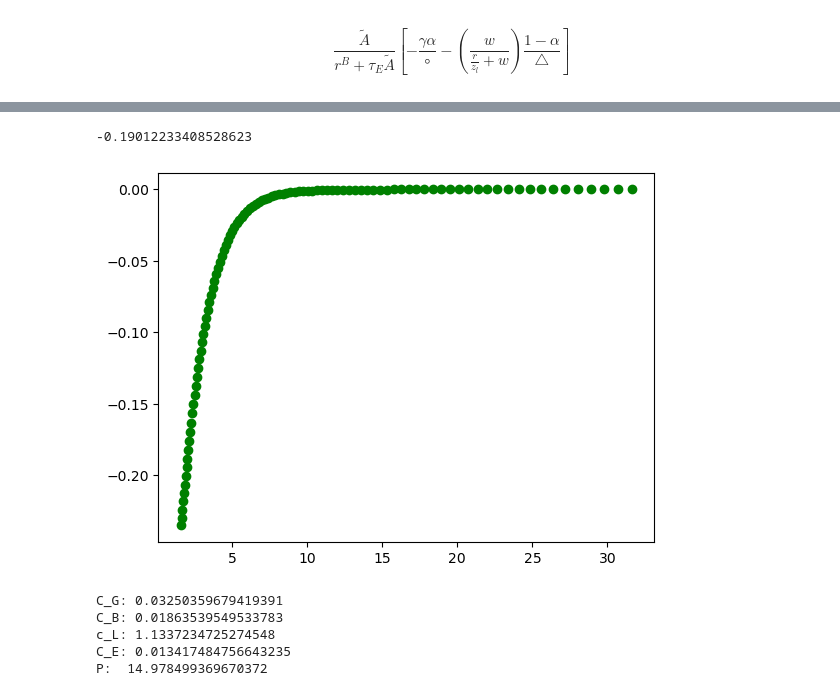
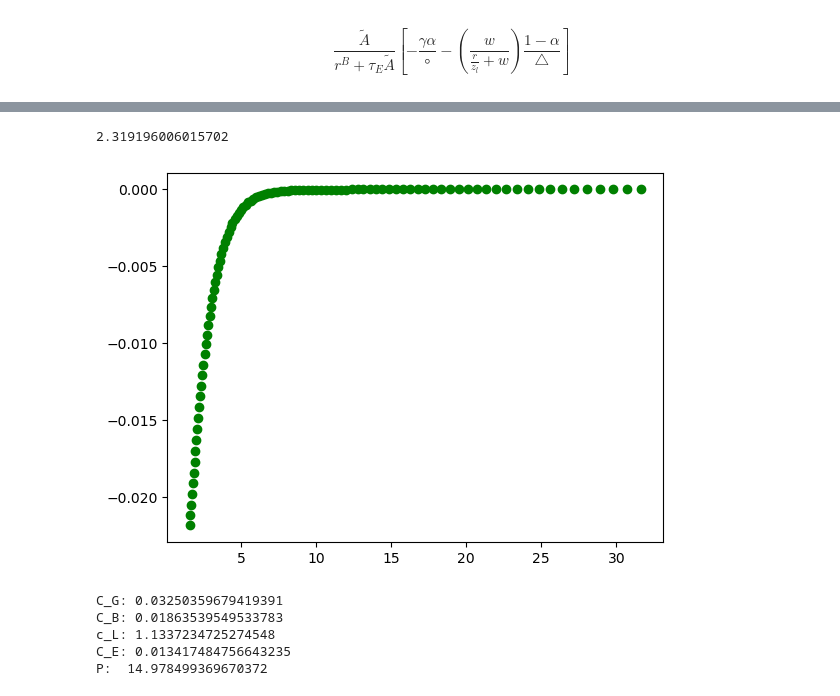
Before and after one commit to mortezaaghajanzadeh/Resource-Reallocation, a Jupyter notebook: code/test.ipynb, the cells around one changed output, grey strips where cells are left out. Saved outputs shown, nothing was run; the diff lists cells and outputs as text; code cells hidden in the pictures.

```diff
--- a/code/test.ipynb
+++ b/code/test.ipynb
@@ -216,11 +197,0 @@ Text(0.5, 1.0, 'A_tilde distribution')
-# %%
-τ_E = 100
-z_k,z_l = optimal_ratios(parameters,τ_E)
-res1 = function_price(parameters['A_tilde'],parameters['A_hat'],parameters['α'],parameters['γ'],z_l,z_k,parameters['β'],parameters['w'],parameters['green_premium'],parameters['r_b'],parameters['σ'],τ_E,detail=True)
-res1 = res1 + (z_k,z_l)
-z_k,z_l = optimal_ratios(parameters,0)
-res2 = function_price(parameters['A_tilde'],parameters['A_hat'],parameters['α'],parameters['γ'],z_l,z_k,parameters['β'],parameters['w'],parameters['green_premium'],parameters['r_b'],parameters['σ'],0,detail=True)
-res2 = res2 + (z_k,z_l)
-df = pd.DataFrame([res2,res1],columns=['C_G','C_B','c_L','C_E','P','z_k','z_l'],index=['τ_E = 0','τ_E = {}'.format(τ_E)])
-
-df
@@ -283,42 +218,31 @@ plt.show()
 # %%
-def function_coef(A_tilde,α,γ,z_l,z_k,green_premium,r_b,τ_E,w,β):
-    epsilon_change = A_tilde/(r_b + τ_E/1000 * A_tilde) * (
-    -γ*α/(function_green_ratio(α,γ,z_k) ** (-((γ-1)/γ))) - (1-α)/(function_green_ratio(α,γ,z_k) ** (-((γ-1)/γ)))/(function_r(α,γ,z_k,green_premium,r_b) /w/z_l)
-    )
-    c_change = 1/(τ_E/1000) + epsilon_change
-    return epsilon_change/c_change
-parameters_0 = parameters.copy()
-parameters_0['τ_E'] = 1000
-parameters_0['γ'] = 2
-z_k,z_l = optimal_ratios(parameters_0,parameters_0['τ_E'])
-function_coef(parameters_0['A_tilde'],parameters_0['α'],parameters_0['γ'],z_l,z_k,parameters_0['green_premium'],parameters_0['r_b'],parameters_0['τ_E'],parameters_0['w'],parameters_0['β'])
 # %% [output]
--0.19012233408528623
+2.319196006015702
 # %%
-τ_E = 1000
+τ_E = 10
 params_0 = parameters.copy()
 params_0['τ_E'] = τ_E
 x_test = []
 y_test = []
 k_test = []
 l_test = []
 import matplotlib.pyplot as plt
 
 for i in np.logspace(0.2,1.5,100):
     params_0['γ'] = i
     z_k,z_l = optimal_ratios(params_0,τ_E)
     coef = function_coef(params_0['A_tilde'],params_0['α'],params_0['γ'],z_l,z_k,params_0['green_premium'],params_0['r_b'],params_0['τ_E'],params_0['w'],params_0['β'])
     if ~np.isnan(coef):
         x_test.append(i)
         y_test.append(coef)
 #
 fig, ax1 = plt.subplots()
 
 ax1.scatter( x_test,y_test,color='g',label=False)
 # fig.legend(['z_k','z_l','Price'])
 plt.show()
 # %% [output]
-[figure, old version]
+[figure, new version]
 # %%
 def test_func(params_0):
     z_k = function_z_k(params_0['α'],params_0['γ'],params_0['r_b'], params_0['green_premium'],params_0['τ_E'],params_0['A_tilde'])
```
Also changed, not shown: parts of 12 cells of this notebook, 6 other files.
